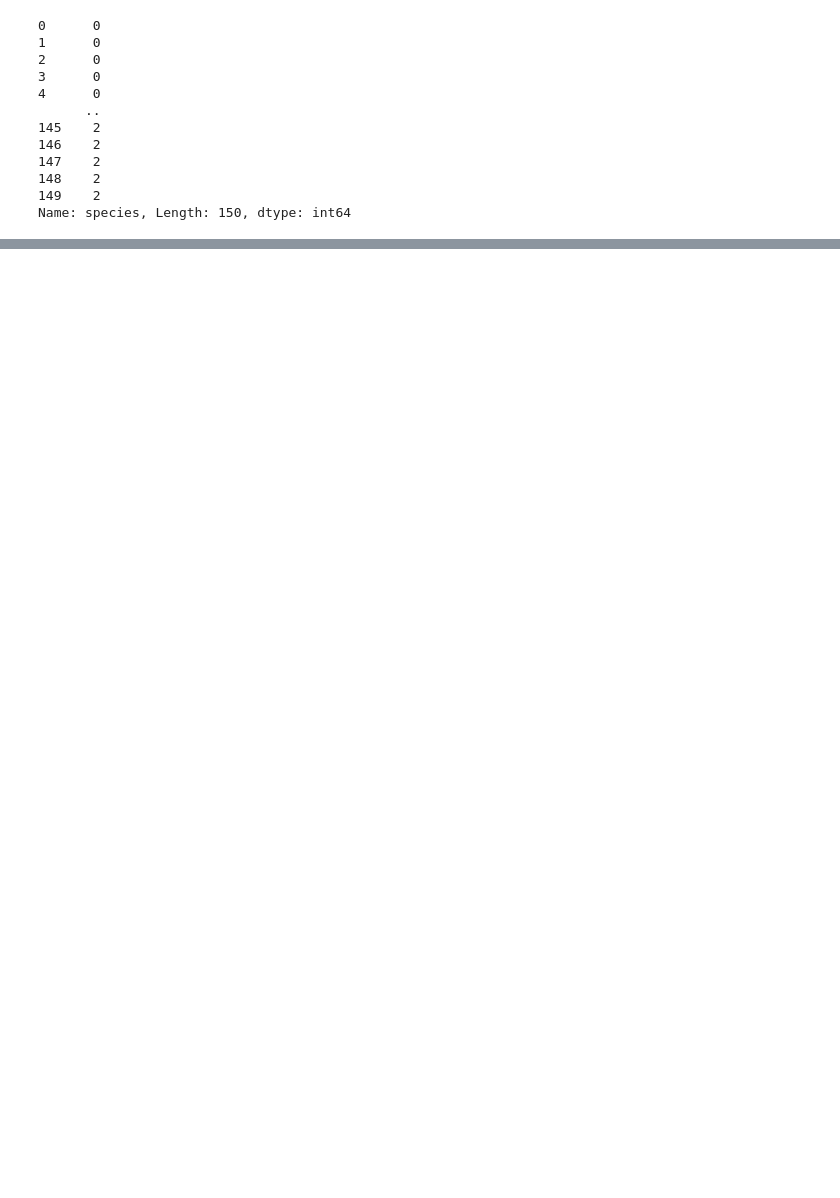
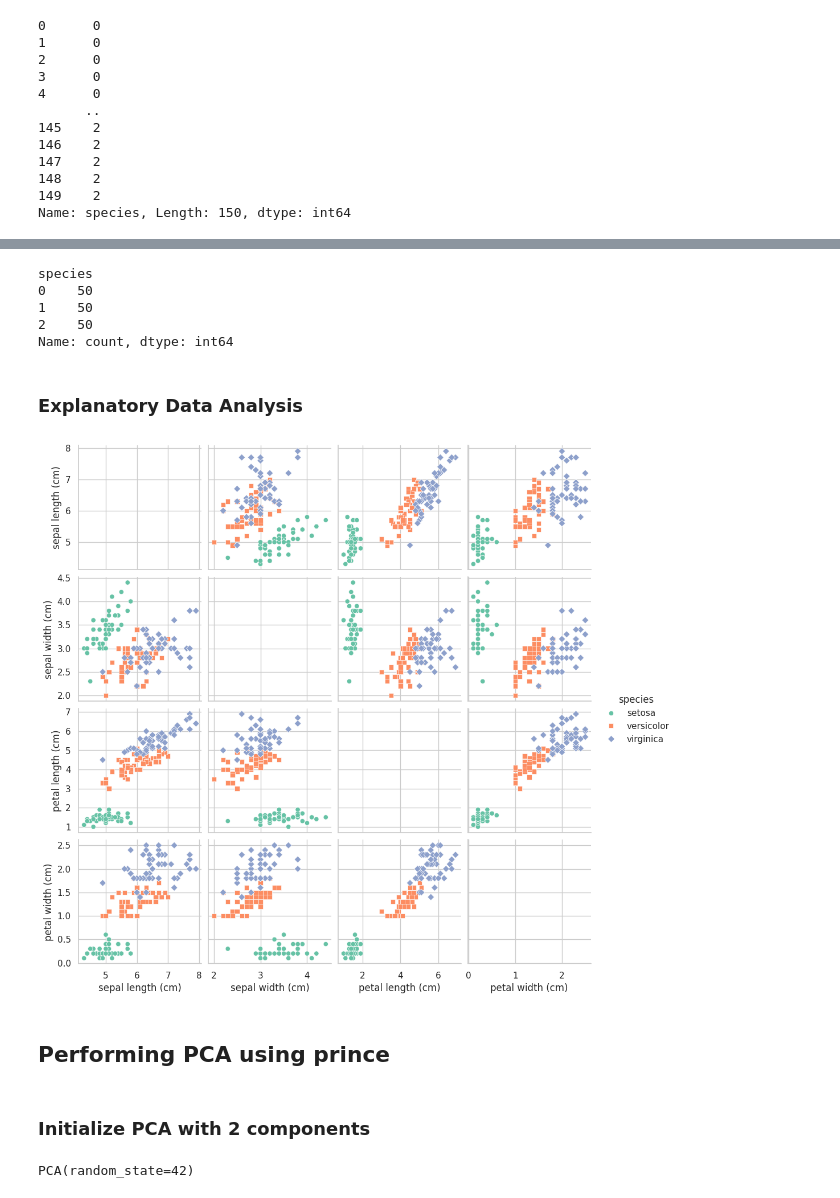
Before and after one commit to Welkomm/Data_Analysis, a Jupyter notebook: Analysis/PCA.ipynb, the cells around one changed output, grey strips where cells are left out. Cells and saved outputs as stored; diff of their text form; code cells hidden in the pictures; blank space fills up the shorter version.

```diff
--- a/Analysis/PCA.ipynb
+++ b/Analysis/PCA.ipynb
@@ -79,0 +81,4 @@ X
+# %%
+# Add the species column to DataFrame
+X['species']=Y.map({0:'setosa', 1:'versicolor', 2:'virginica'})
+X.head()
@@ -79,0 +92,37 @@ X
+# %%
+Y.value_counts()
+# %% [output]
+species
+0    50
+1    50
+2    50
+Name: count, dtype: int64
+# %% [markdown]
+### Explanatory Data Analysis
+# %%
+# Create the pairplot
+sns.pairplot(X, hue='species', diag_kind='none', palette='Set2', markers=['o','s','D'])
+
+# Show the plot
+sns.set(style='ticks')
+sns.despine()
+# %% [output]
+[figure, added]
+# %% [markdown]
+## Performing PCA using prince
+# %% [markdown]
+### Initialize PCA with 2 components
+# %%
+pca= prince.PCA(
+    n_components=2,
+    n_iter=3,
+    rescale_with_mean=True,
+    rescale_with_std=True,
+    copy=True,
+    check_input=True,
+    engine='auto',
+    random_state=42
+)
+pca
+# %% [output]
+PCA(random_state=42)
```
Also changed, not shown: parts of 37 cells of this notebook.
